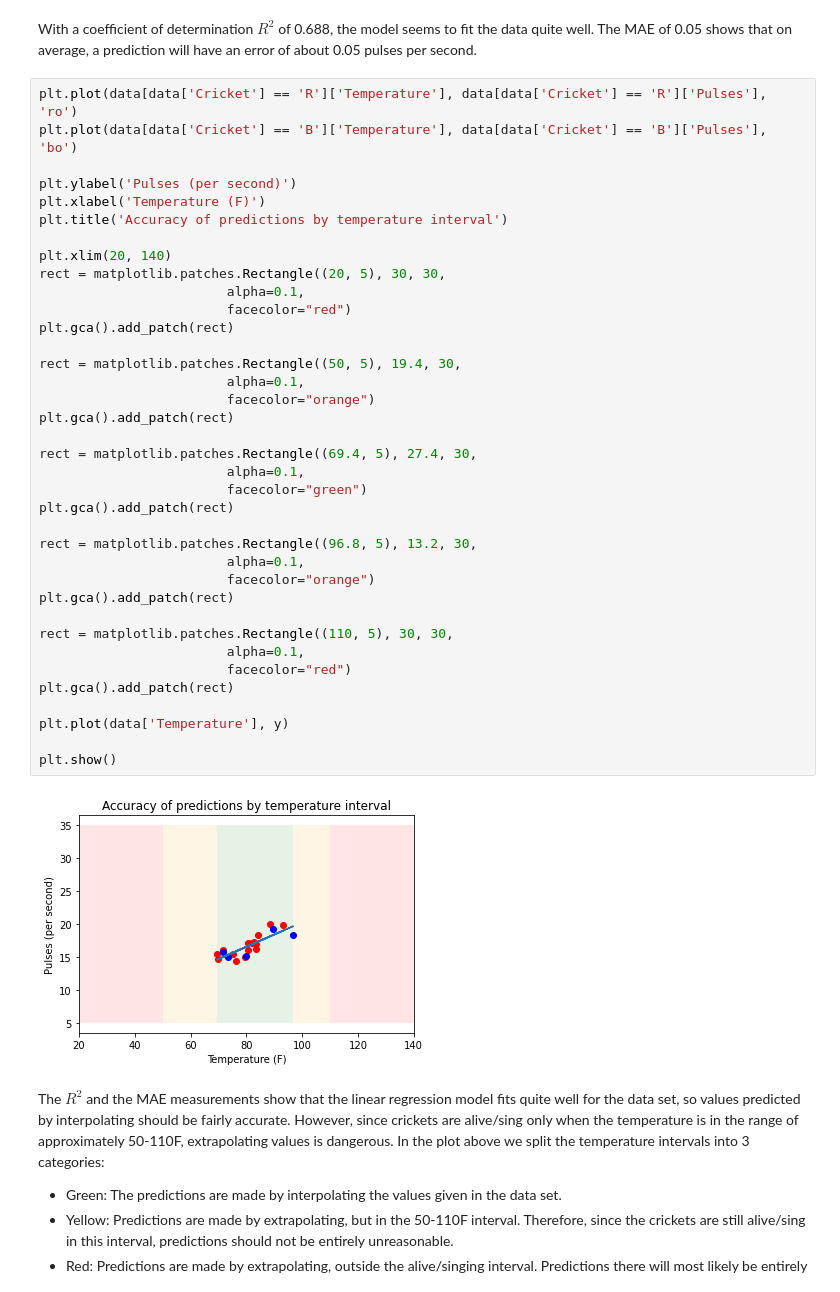
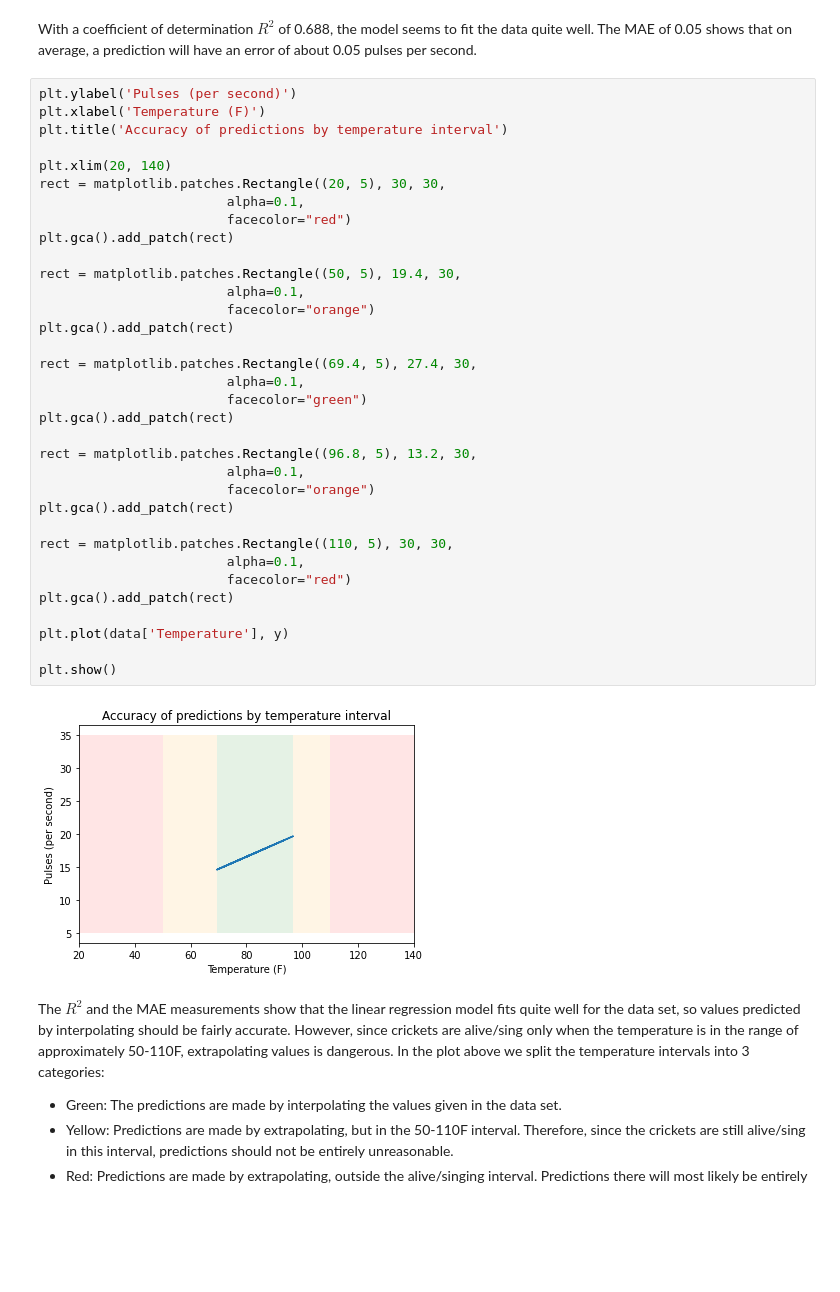
Before and after one commit to thesstefan/data_analysis, a Jupyter notebook: bugs/bugs.ipynb, the cells around one changed output. Saved outputs shown, nothing was run; the diff lists cells and outputs as text; blank space fills up the shorter version.

Commit message:
removed data points from accuracy plot. reworded things

```diff
--- a/bugs/bugs.ipynb
+++ b/bugs/bugs.ipynb
@@ -140,9 +140,6 @@ Mean absolute error (MAE): 0.05
 # %% [markdown]
 With a coefficient of determination $R^2$ of 0.688, the model seems to fit the data quite well. The MAE of 0.05 shows that on average, a prediction will have an error of about 0.05 pulses per second.
 # %%
-plt.plot(data[data['Cricket'] == 'R']['Temperature'], data[data['Cricket'] == 'R']['Pulses'], 'ro')
-plt.plot(data[data['Cricket'] == 'B']['Temperature'], data[data['Cricket'] == 'B']['Pulses'], 'bo')
-
 plt.ylabel('Pulses (per second)')
 plt.xlabel('Temperature (F)')
 plt.title('Accuracy of predictions by temperature interval')
@@ -150,34 +147,34 @@ plt.title('Accuracy of predictions by temperature interval')
 plt.xlim(20, 140)
 rect = matplotlib.patches.Rectangle((20, 5), 30, 30,
                         alpha=0.1,
                         facecolor="red")
 plt.gca().add_patch(rect)
 
 rect = matplotlib.patches.Rectangle((50, 5), 19.4, 30,
                         alpha=0.1,
                         facecolor="orange")
 plt.gca().add_patch(rect)
 
 rect = matplotlib.patches.Rectangle((69.4, 5), 27.4, 30,
                         alpha=0.1,
                         facecolor="green")
 plt.gca().add_patch(rect)
 
 rect = matplotlib.patches.Rectangle((96.8, 5), 13.2, 30,
                         alpha=0.1,
                         facecolor="orange")
 plt.gca().add_patch(rect)
 
 rect = matplotlib.patches.Rectangle((110, 5), 30, 30,
                         alpha=0.1,
                         facecolor="red")
 plt.gca().add_patch(rect)
 
 plt.plot(data['Temperature'], y)
 
 plt.show()
 # %% [output]
-[figure, old version]
+[figure, new version]
 # %% [markdown]
 The $R^2$ and the MAE measurements show that the linear regression model fits quite well for the data set, so values predicted by interpolating should be fairly accurate.
 However, since crickets are alive/sing only when the temperature is in the range of approximately 50-110F, extrapolating values is dangerous. In the plot above we split the temperature intervals into 3 categories:
```
Also changed, not shown: parts of 1 cell of this notebook.
